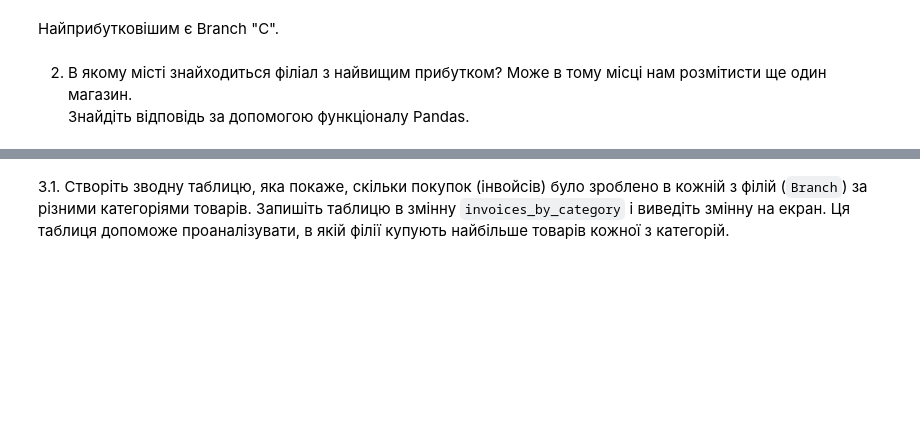
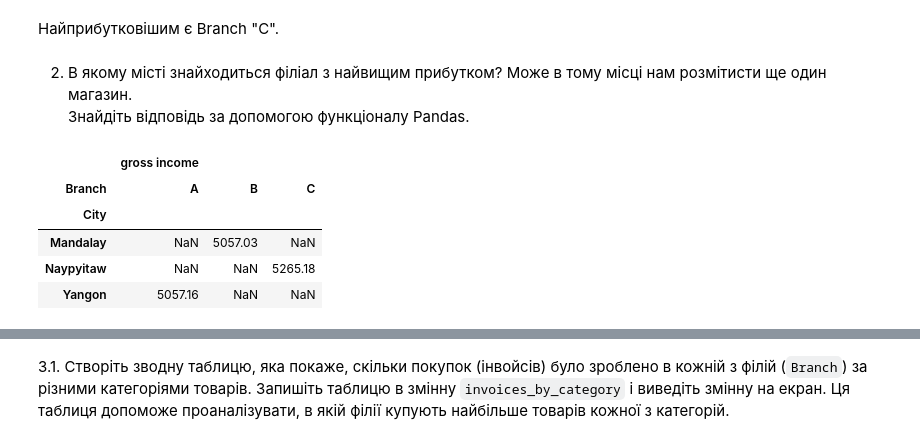
Before and after one commit to ORychok/homeworks, a Jupyter notebook: Rychok_"hw_3_4_apply,_groupby,_pivot_table_ipynb".ipynb, the cells around one changed output, grey strips where cells are left out. Drawn from its saved outputs; the diff is of its cells as text; code cells hidden in the pictures; blank space fills up the shorter version.

```diff
--- a/Rychok_"hw_3_4_apply,_groupby,_pivot_table_ipynb".ipynb
+++ b/Rychok_"hw_3_4_apply,_groupby,_pivot_table_ipynb".ipynb
@@ -31,3 +31,13 @@ df[['gross income', 'Branch']].groupby('Branch').sum()
 # %% [markdown]
 2. В якому місті знайходиться філіал з найвищим прибутком? Може в тому місці нам розмітисти ще один магазин.
 Знайдіть відповідь за допомогою функціоналу Pandas.
+# %%
+res1 = pd.pivot_table(df, index='City', columns='Branch', values=['gross income'], aggfunc="sum").round(2)
+res1
+# %% [output]
+|  | gross income |  |  |
+| Branch | A | B | C |
+| City |  |  |  |
+| Mandalay | NaN | 5057.03 | NaN |
+| Naypyitaw | NaN | NaN | 5265.18 |
+| Yangon | 5057.16 | NaN | NaN |
```
Also changed, not shown: parts of 13 cells of this notebook.
